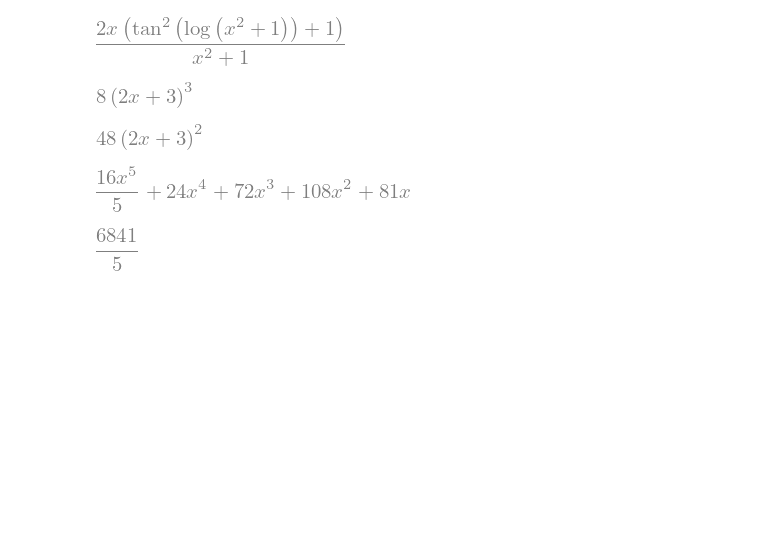
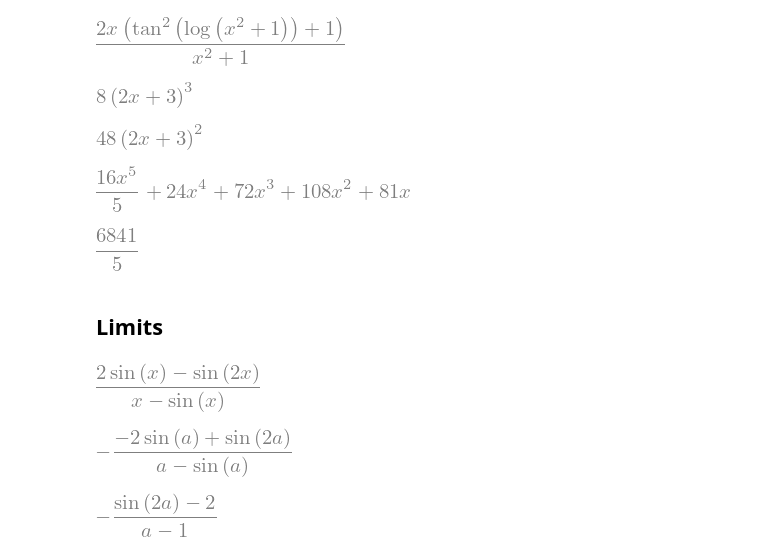
Before and after one commit to williebonavente/CodeTest, a Jupyter notebook: sympy/algebra/notebook.ipynb, the cells around one changed output. Cells and saved outputs as stored; diff of their text form; code cells hidden in the pictures; blank space fills up the shorter version.

Commit message:
Add Limits sections L'Hopital Rule

```diff
--- a/sympy/algebra/notebook.ipynb
+++ b/sympy/algebra/notebook.ipynb
@@ -70,3 +70,10 @@ polynomial.integrate((x, 1, 2))
 # Note that integers takes one argument which is a tuple for the indefinite integral
 # %% [output]
 [figure]
+# %% [markdown]
+## Limits
+# %%
+badeq = ( 2 * sympy.sin(x) - sympy.sin(2*x)) / (x - sympy.sin(x))
+badeq
+# %% [output]
+[figure, added]
@@ -72,0 +83,8 @@ polynomial.integrate((x, 1, 2))
+# %%
+lim
+# %% [output]
+[figure, added]
+# %%
+lim.subs(sympy.sin(a), 1)
+# %% [output]
+[figure, added]
```
Also changed, not shown: parts of 1 cell of this notebook.
